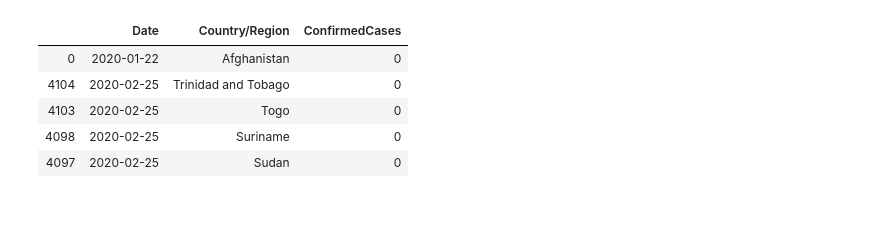
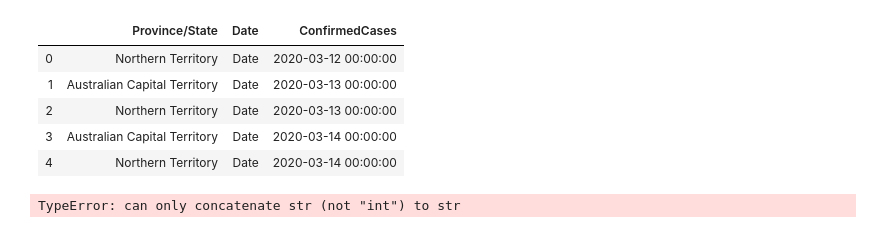
Before and after one commit to Keeganoshi/covid19, a Jupyter notebook: corona_dataprep.ipynb, the cells around one changed output. Saved outputs shown, nothing was run; the diff lists cells and outputs as text; code cells hidden in the pictures.

```diff
--- a/corona_dataprep.ipynb
+++ b/corona_dataprep.ipynb
@@ -49,7 +74,28 @@ confirmed[confirmed['Country/Region'] == 'Australia']
+# %%
+# Read in population data (Australia only), and only include countries with >100 cases
+australia_confirmed.rename(columns = {'Country/Region':'Country'}, inplace = True)
+australia_confirmed['day_since_100'] = australia_confirmed.groupby(['Province/State']).cumcount() + 1
+australia_confirmed['dod_growth'] = australia_confirmed['ConfirmedCases'].pct_change()
+australia_confirmed = australia_confirmed.dropna(axis="rows")
+australia_confirmed.to_csv('australia.csv')
+# %%
+# Clear out regions and lat/lon / general data cleanup
+australia_melted = australia_confirmed.melt(id_vars='Province/State', var_name='Date', value_name='ConfirmedCases')
+#australia_melted = australia_melted.groupby(['Date','Province/State'])['ConfirmedCases'].sum().reset_index()
+#australia_melted = australia_melted = australia_melted[australia_melted['Date'].isin(dates)]
+#australia_melted = australia_melted.sort_values(by=['ConfirmedCases'])
+#australia_melted['Date'] = pd.to_datetime(australia_melted['Date'], infer_datetime_format=True)
+#australia_melted['ConfirmedCases'] = australia_melted['ConfirmedCases'].astype(int)
+australia_melted.head()
+# %% [output]
+|  | Province/State | Date | ConfirmedCases |
+| 0 | Northern Territory | Date | 2020-03-12 00:00:00 |
+| 1 | Australian Capital Territory | Date | 2020-03-13 00:00:00 |
+| 2 | Northern Territory | Date | 2020-03-13 00:00:00 |
+| 3 | Australian Capital Territory | Date | 2020-03-14 00:00:00 |
+| 4 | Northern Territory | Date | 2020-03-14 00:00:00 |
 # %%
 # Clear out regions and lat/lon / general data cleanup
-colnames = list(confirmed.columns.values)
-dates = colnames[4:]
 melted_confirmed = confirmed.melt(id_vars='Country/Region', var_name='Date', value_name='ConfirmedCases')
 melted_confirmed = melted_confirmed.groupby(['Date','Country/Region'])['ConfirmedCases'].sum().reset_index()
 melted_confirmed = melted_confirmed = melted_confirmed[melted_confirmed['Date'].isin(dates)]
@@ -58,11 +104,6 @@ melted_confirmed['Date'] = pd.to_datetime(melted_confirmed['Date'], infer_dateti
 melted_confirmed['ConfirmedCases'] = melted_confirmed['ConfirmedCases'].astype(int)
 melted_confirmed.head()
 # %% [output]
-|  | Date | Country/Region | ConfirmedCases |
-| 0 | 2020-01-22 | Afghanistan | 0 |
-| 4104 | 2020-02-25 | Trinidad and Tobago | 0 |
-| 4103 | 2020-02-25 | Togo | 0 |
-| 4098 | 2020-02-25 | Suriname | 0 |
-| 4097 | 2020-02-25 | Sudan | 0 |
+TypeError: can only concatenate str (not "int") to str
 # %%
 # Read in population data, and only include countries with >100 cases
```
Also changed, not shown: parts of 9 cells of this notebook.
